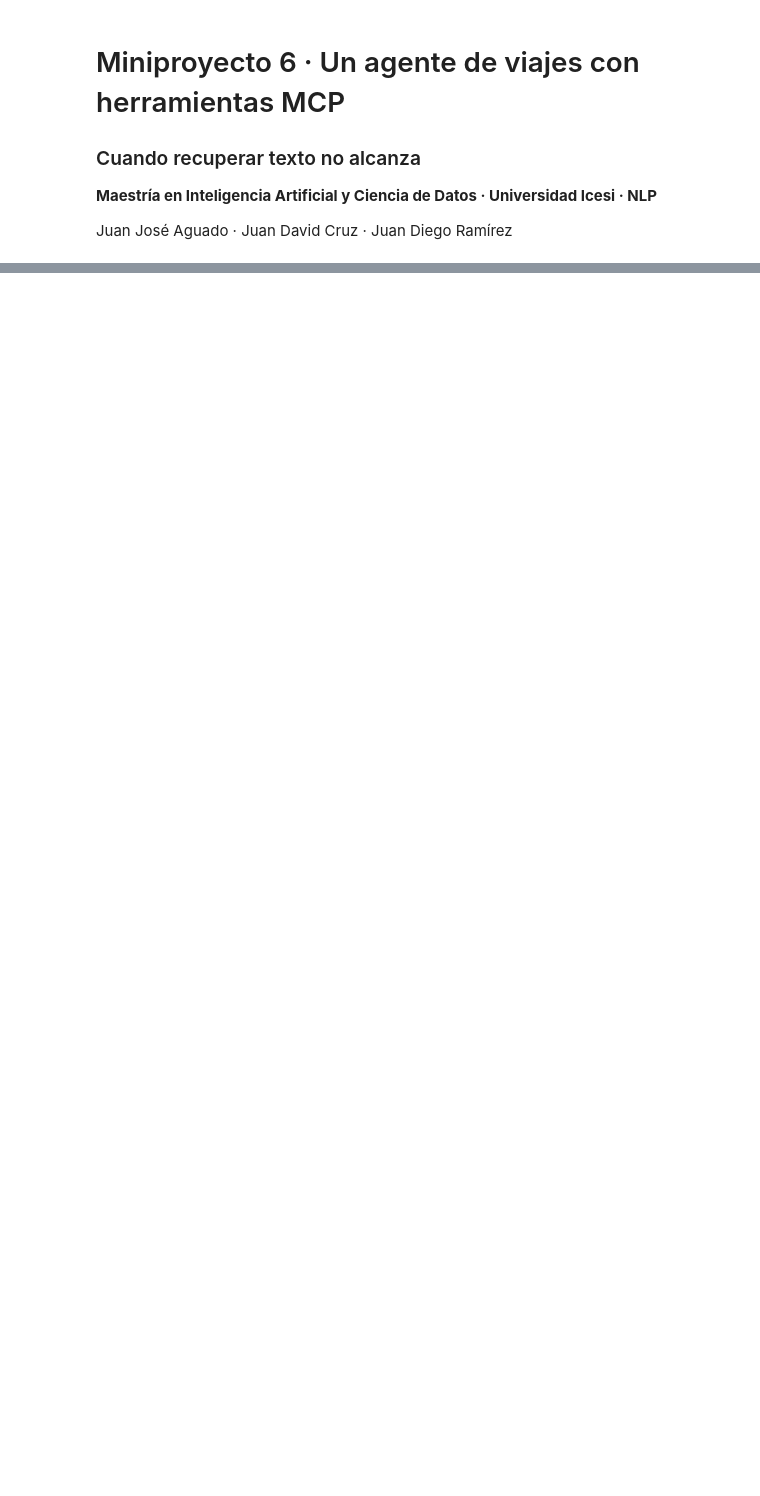
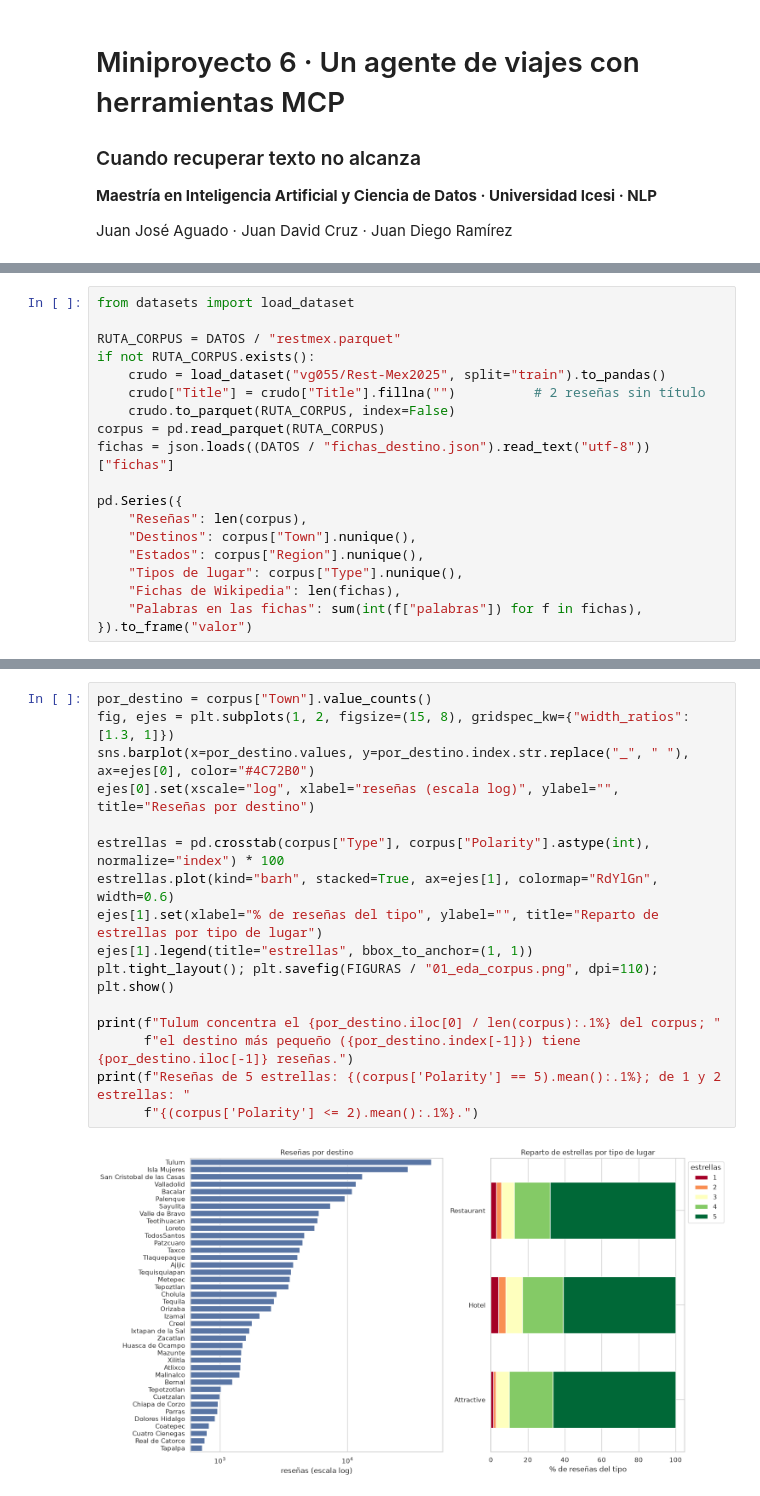
Before and after one commit to Aguado4/miniproyecto-6-nlp-Aguado-Cruz-Ramirez, a Jupyter notebook: notebooks/miniproyecto6_restmex_mcp.ipynb, the cells around one changed output, grey strips where cells are left out. Drawn from its saved outputs; the diff is of its cells as text; blank space fills up the shorter version.

```diff
--- a/notebooks/miniproyecto6_restmex_mcp.ipynb
+++ b/notebooks/miniproyecto6_restmex_mcp.ipynb
@@ -218,0 +123,19 @@ Contrato de cada herramienta: mcp_servers/README.md
+# %%
+from datasets import load_dataset
+
+RUTA_CORPUS = DATOS / "restmex.parquet"
+if not RUTA_CORPUS.exists():
+    crudo = load_dataset("vg055/Rest-Mex2025", split="train").to_pandas()
+    crudo["Title"] = crudo["Title"].fillna("")          # 2 reseñas sin título
+    crudo.to_parquet(RUTA_CORPUS, index=False)
+corpus = pd.read_parquet(RUTA_CORPUS)
+fichas = json.loads((DATOS / "fichas_destino.json").read_text("utf-8"))["fichas"]
+
+pd.Series({
+    "Reseñas": len(corpus),
+    "Destinos": corpus["Town"].nunique(),
+    "Estados": corpus["Region"].nunique(),
+    "Tipos de lugar": corpus["Type"].nunique(),
+    "Fichas de Wikipedia": len(fichas),
+    "Palabras en las fichas": sum(int(f["palabras"]) for f in fichas),
+}).to_frame("valor")
@@ -218,0 +157,18 @@ Contrato de cada herramienta: mcp_servers/README.md
+# %%
+por_destino = corpus["Town"].value_counts()
+fig, ejes = plt.subplots(1, 2, figsize=(15, 8), gridspec_kw={"width_ratios": [1.3, 1]})
+sns.barplot(x=por_destino.values, y=por_destino.index.str.replace("_", " "), ax=ejes[0], color="#4C72B0")
+ejes[0].set(xscale="log", xlabel="reseñas (escala log)", ylabel="", title="Reseñas por destino")
+
+estrellas = pd.crosstab(corpus["Type"], corpus["Polarity"].astype(int), normalize="index") * 100
+estrellas.plot(kind="barh", stacked=True, ax=ejes[1], colormap="RdYlGn", width=0.6)
+ejes[1].set(xlabel="% de reseñas del tipo", ylabel="", title="Reparto de estrellas por tipo de lugar")
+ejes[1].legend(title="estrellas", bbox_to_anchor=(1, 1))
+plt.tight_layout(); plt.savefig(FIGURAS / "01_eda_corpus.png", dpi=110); plt.show()
+
+print(f"Tulum concentra el {por_destino.iloc[0] / len(corpus):.1%} del corpus; "
+      f"el destino más pequeño ({por_destino.index[-1]}) tiene {por_destino.iloc[-1]} reseñas.")
+print(f"Reseñas de 5 estrellas: {(corpus['Polarity'] == 5).mean():.1%}; de 1 y 2 estrellas: "
+      f"{(corpus['Polarity'] <= 2).mean():.1%}.")
+# %% [output]
+[figure, added]
```
Also changed, not shown: parts of 65 cells of this notebook, 13 other files.
